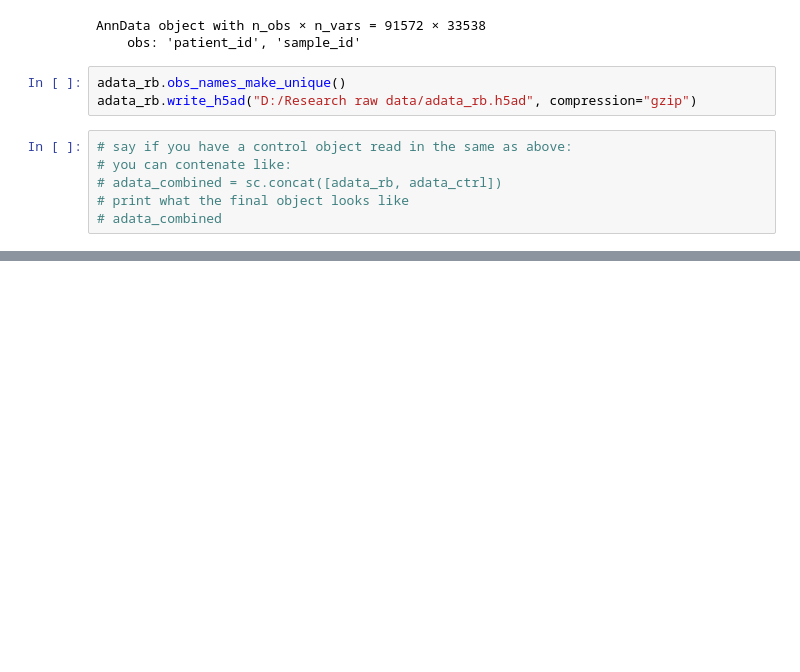
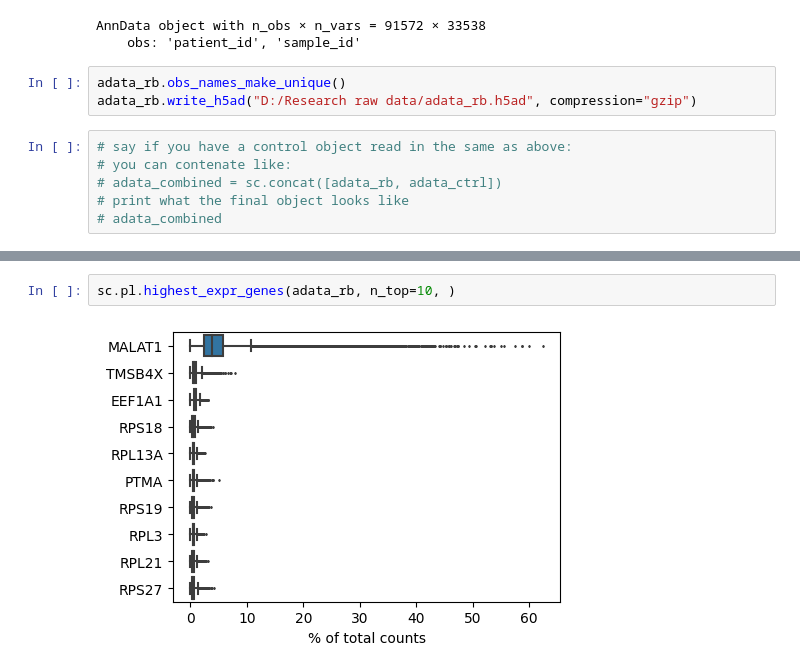
Before and after one commit to tuonglab/Charlotte, a Jupyter notebook: notebooks/medi7281.ipynb, the cells around one changed output, grey strips where cells are left out. Saved outputs shown, nothing was run; the diff lists cells and outputs as text; blank space fills up the shorter version.

```diff
--- a/notebooks/medi7281.ipynb
+++ b/notebooks/medi7281.ipynb
@@ -85,0 +100,4 @@ adata_rb.write_h5ad("D:/Research raw data/adata_rb.h5ad", compression="gzip")
+# %%
+sc.pl.highest_expr_genes(adata_rb, n_top=10, )
+# %% [output]
+[figure, added]
```
Also changed, not shown: parts of 35 cells of this notebook.
